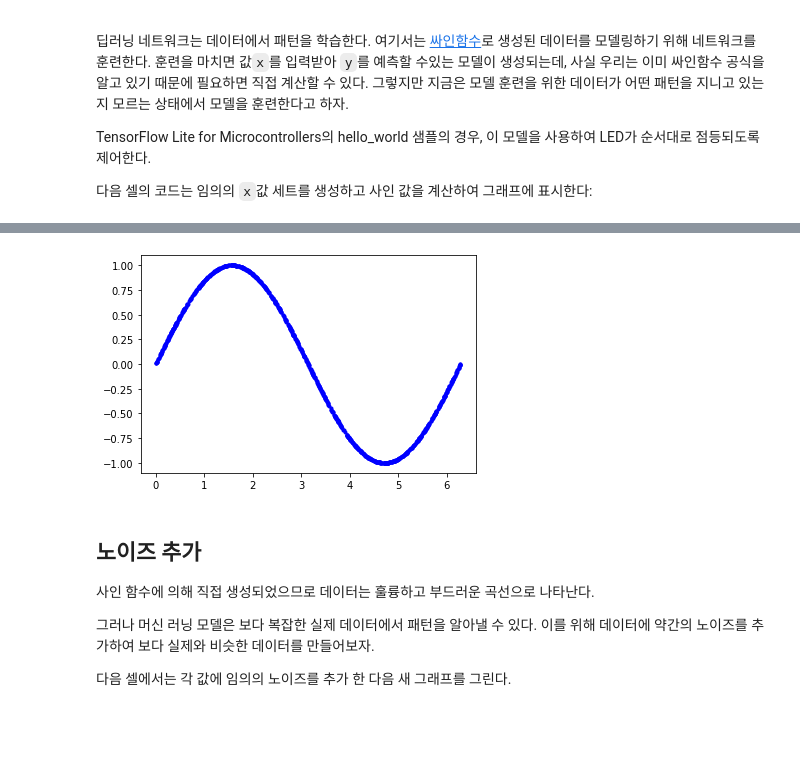
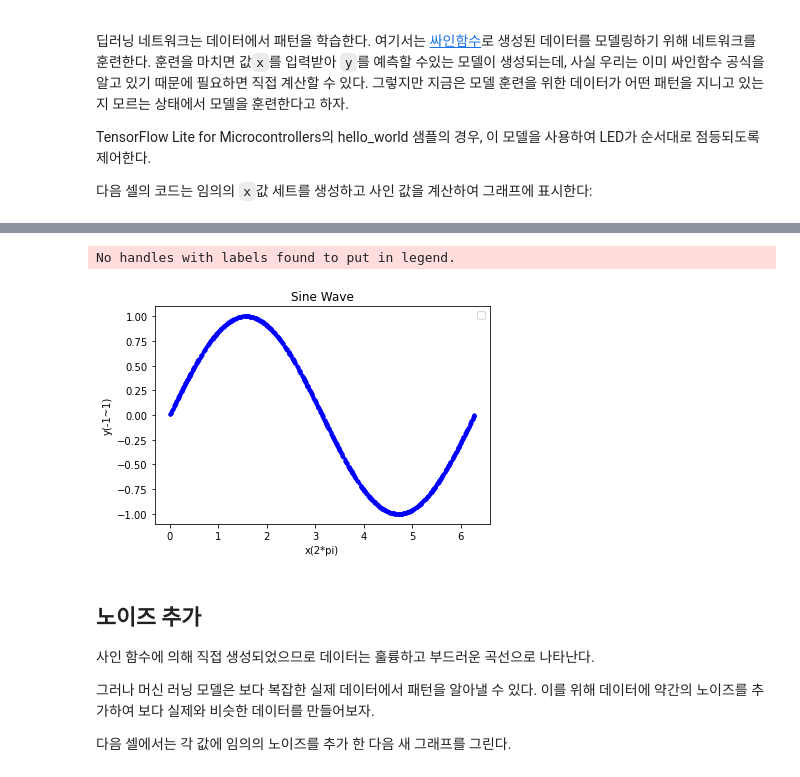
Before and after one commit to paulkun/TinyML, a Jupyter notebook: ch4_create_sine_model_03.ipynb, the cells around one changed output, grey strips where cells are left out. Drawn from its saved outputs; the diff is of its cells as text; code cells hidden in the pictures; blank space fills up the shorter version.

```diff
--- a/ch4_create_sine_model_03.ipynb
+++ b/ch4_create_sine_model_03.ipynb
@@ -90,25 +90,31 @@ plt.show()
 # %%
 # 아래의 값만큼 데이터 샘플을 생성할 것이다.
 SAMPLES = 1000
 
-# 시드 값을 지정하여 예측가능한 난수를 생성
-# 어떤 숫자든 사용할 수는 있으나 값이 같으면 생성되는 난수도 동일하다
+# 재현가능한 난수 생성
+# 시드 값을 지정하여 예측가능(재현가능)한 난수를 생성, 시드값이 같으면 난수도 동일
 np.random.seed(1331)
 
-# 사인파 진폭의 범위인 0~2π 내에서 균일하게 분포된 난수 집합을 생성한다.
-x_values = np.random.uniform(low=0, high=2*math.pi, size=SAMPLES)
+# 사인파 진폭의 범위인 0~2π 내에서 균일하게 분포[균등분포,random.uniform()]된 난수 집합을 생성
+#0~π를 생성하면 반파 데이터만 생성된다.
+x_values = np.random.uniform(low=0, high=2*math.pi, size=SAMPLES) #[균등분포] 최소 0, 최대 2*math.pi, 출력개수
 
 # 값을 섞어서 생성된 값들이 순서를 따르지 않도록 한다.
-np.random.shuffle(x_values)
+np.random.shuffle(x_values) #배열을 섞은 후 변수(x_values)에 덮어 쓴다.
 
-# 해당 사인값을 계산한다
-y_values = np.sin(x_values)
+# x값으로 사인값(y_values)을 계산한다
+y_values = np.sin(x_values) #x축 0~2pi(6.28)값을 기준으로 -1~1사이의 사인곡선에 맞는 y_values생성
 
 # 데이터를 그래프로 그린다. 'b.' 인수는 라이브러리에 점을 파란색으로 출력하도록 지시한다.
 plt.plot(x_values, y_values, 'b.')
+plt.title("Sine Wave")
+plt.xlabel("x(2*pi)")
+plt.ylabel("y(-1~1)")
+plt.legend()
 plt.show()
 # %% [output]
+No handles with labels found to put in legend.
-[figure, old version]
+[figure, new version]
 # %% [markdown]
 ## 노이즈 추가
 
```
Also changed, not shown: parts of 22 cells of this notebook.
